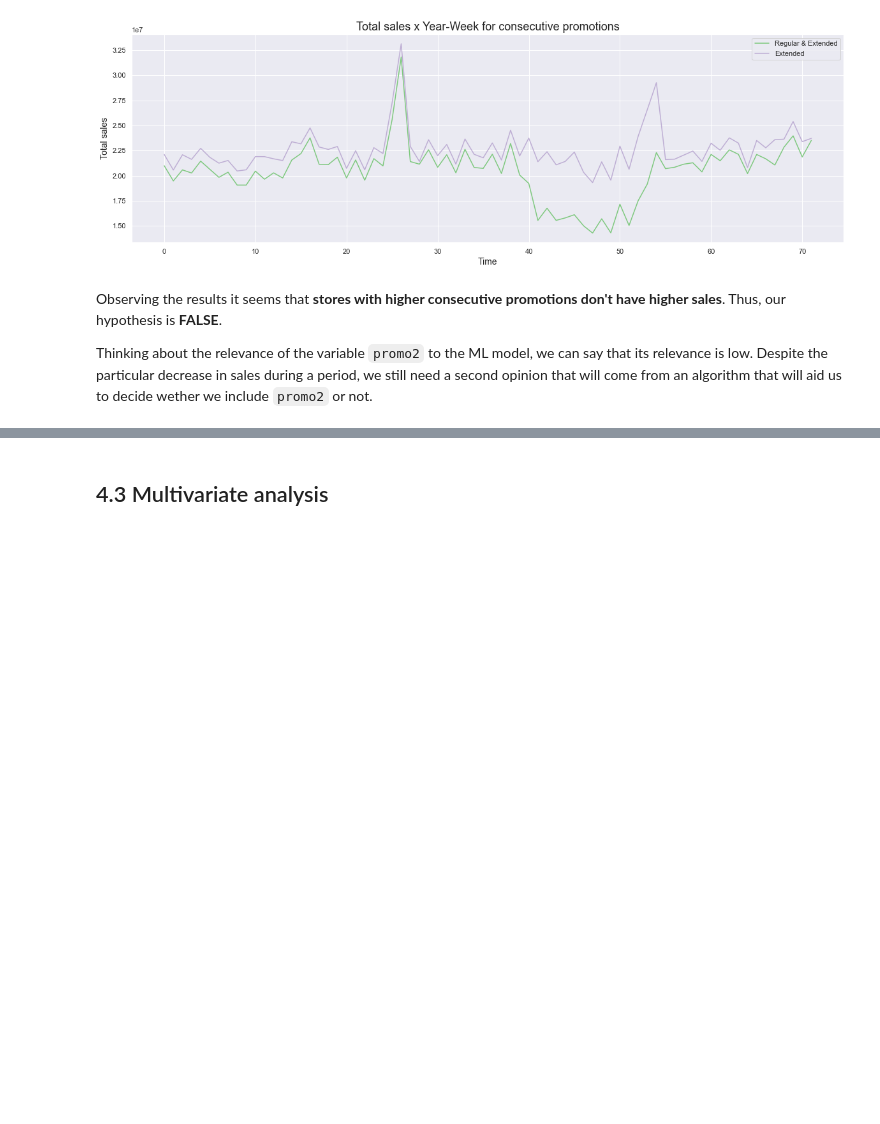
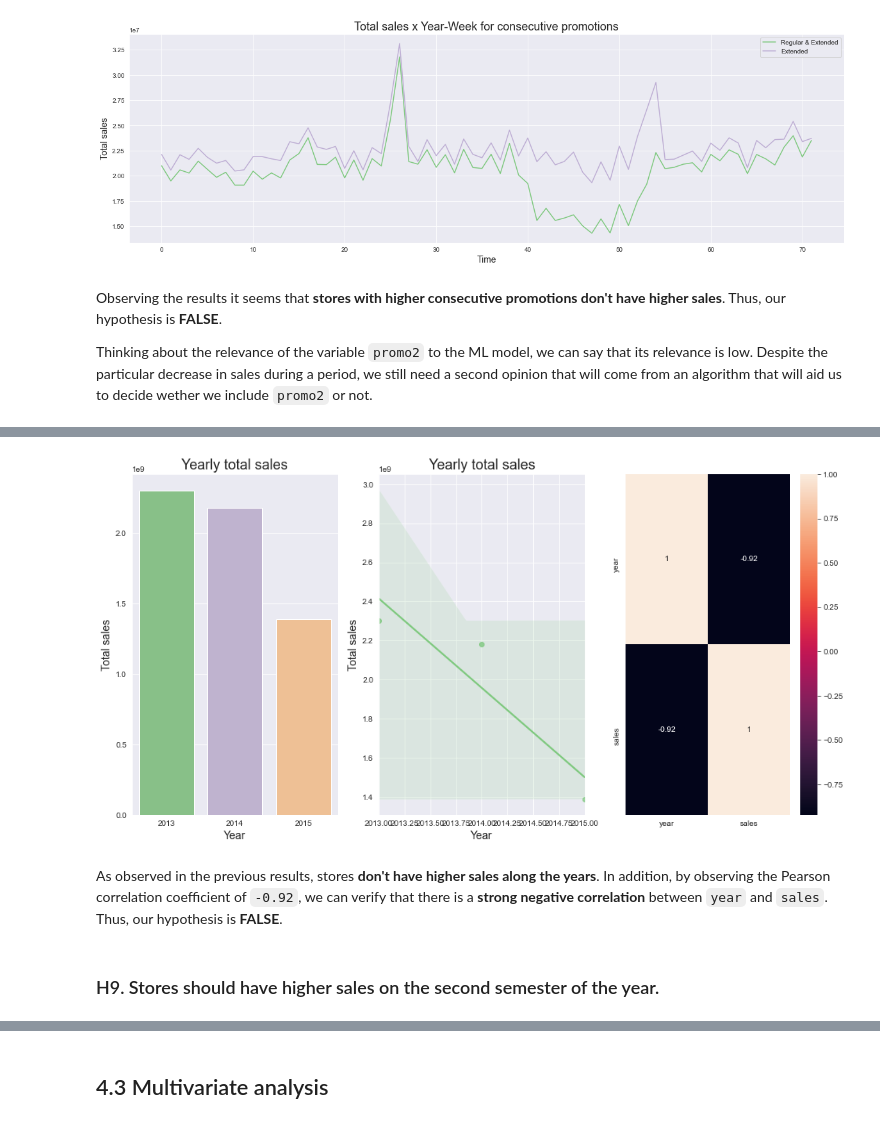
Before and after one commit to brunokatekawa/Curso_DS_Prod, a Jupyter notebook: m04_v01_store_sales_prediction.ipynb, the cells around one changed output, grey strips where cells are left out. Cells and saved outputs as stored; diff of their text form; code cells hidden in the pictures; blank space fills up the shorter version.

```diff
--- a/m04_v01_store_sales_prediction.ipynb
+++ b/m04_v01_store_sales_prediction.ipynb
@@ -1508,0 +1601,34 @@ Thinking about the relevance of the variable `promo2` to the ML model, we can sa
+# %%
+# using the variable ax for single a Axes
+fig, ax = plt.subplots()
+
+# setting the figure size in inches
+ax.figure.set_size_inches(16, 8)
+
+# plotting a barplot for total sales by year
+plt.subplot(1, 3, 1)
+ax = sns.barplot(x='year', y='sales', data=df_total_sales_by_year)
+
+# setting the title and axis labels
+set_plots_features(ax, "Yearly total sales", "Year", "Total sales")
+
+
+# plotting a barplot for total sales by year
+plt.subplot(1, 3, 2)
+ax = sns.regplot(x='year', y='sales', data=df_total_sales_by_year)
+
+# setting the title and axis labels
+set_plots_features(ax, "Yearly total sales", "Year", "Total sales")
+
+# plotting a barplot for total sales by year
+plt.subplot(1, 3, 3)
+sns.heatmap(df_total_sales_by_year.corr(method='pearson'), annot=True)
+
+# display plot
+plt.show()
+# %% [output]
+[figure, added]
+# %% [markdown]
+As observed in the previous results, stores **don't have higher sales along the years**. In addition, by observing the Pearson correlation coefficient of `-0.92`, we can verify that there is a **strong negative correlation** between `year` and `sales`. Thus, our hypothesis is **FALSE**.
+# %% [markdown]
+### H9. Stores should have higher sales on the second semester of the year.
```
Also changed, not shown: parts of 42 cells of this notebook.
